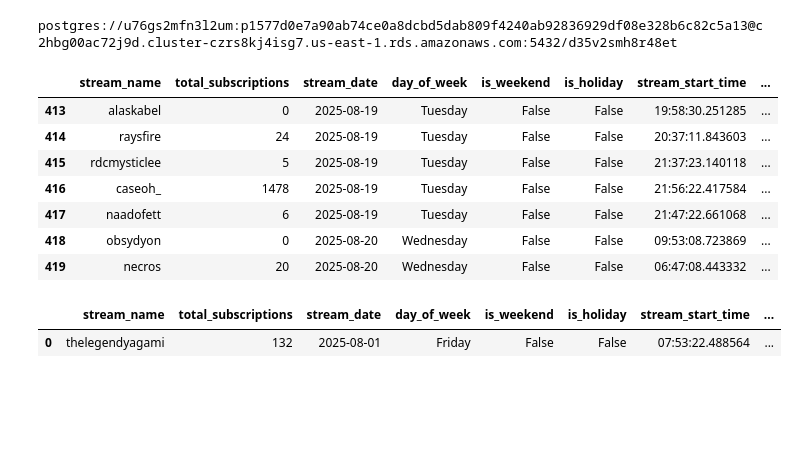
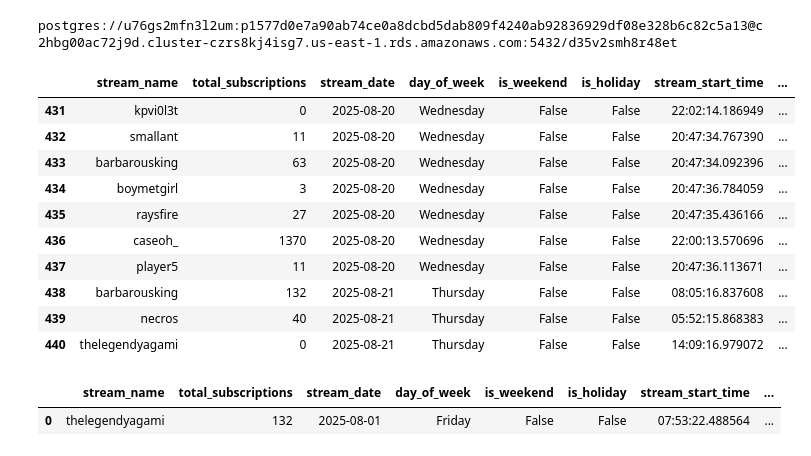
Before and after one commit to ClarktheDarkShark/darksharkml, a Jupyter notebook: yagami-ml.ipynb, the cells around one changed output. Drawn from its saved outputs; the diff is of its cells as text; code cells hidden in the pictures; blank space fills up the shorter version.

```diff
--- a/yagami-ml.ipynb
+++ b/yagami-ml.ipynb
@@ -33,27 +33,30 @@ postgres://u76gs2mfn3l2um:p1577d0e7a90ab74ce0a8dcbd5dab809f4240ab92836929df08e32
 # %%
 # Example: pull every row from your 'users' table
 # show all columns and let pandas auto-width to your terminal/notebook
 pd.set_option('display.max_columns', None)
 pd.set_option('display.width', None)
 
 # now read and print
 df_daily = pd.read_sql("SELECT * FROM daily_stats;", con=engine)
 
 cols = ['stream_name'] + ['total_subscriptions'] + [c for c in df_daily.columns if c != 'stream_name' and c != 'total_subscriptions' and c != 'id']
 df_daily = df_daily[cols]
 
 # display
 # df_daily[df_daily['stream_name'] == 'shroud'].tail(10)
-df_daily.tail(7)
+df_daily.tail(10)
 # %% [output]
 |  | stream_name | total_subscriptions | stream_date | day_of_week | is_weekend | is_holiday | stream_start_time | ... |
-| 413 | alaskabel | 0 | 2025-08-19 | Tuesday | False | False | 19:58:30.251285 | ... |
-| 414 | raysfire | 24 | 2025-08-19 | Tuesday | False | False | 20:37:11.843603 | ... |
-| 415 | rdcmysticlee | 5 | 2025-08-19 | Tuesday | False | False | 21:37:23.140118 | ... |
-| 416 | caseoh_ | 1478 | 2025-08-19 | Tuesday | False | False | 21:56:22.417584 | ... |
-| 417 | naadofett | 6 | 2025-08-19 | Tuesday | False | False | 21:47:22.661068 | ... |
-| 418 | obsydyon | 0 | 2025-08-20 | Wednesday | False | False | 09:53:08.723869 | ... |
-| 419 | necros | 20 | 2025-08-20 | Wednesday | False | False | 06:47:08.443332 | ... |
+| 431 | kpvi0l3t | 0 | 2025-08-20 | Wednesday | False | False | 22:02:14.186949 | ... |
+| 432 | smallant | 11 | 2025-08-20 | Wednesday | False | False | 20:47:34.767390 | ... |
+| 433 | barbarousking | 63 | 2025-08-20 | Wednesday | False | False | 20:47:34.092396 | ... |
+| 434 | boymetgirl | 3 | 2025-08-20 | Wednesday | False | False | 20:47:36.784059 | ... |
+| 435 | raysfire | 27 | 2025-08-20 | Wednesday | False | False | 20:47:35.436166 | ... |
+| 436 | caseoh_ | 1370 | 2025-08-20 | Wednesday | False | False | 22:00:13.570696 | ... |
+| 437 | player5 | 11 | 2025-08-20 | Wednesday | False | False | 20:47:36.113671 | ... |
+| 438 | barbarousking | 132 | 2025-08-21 | Thursday | False | False | 08:05:16.837608 | ... |
+| 439 | necros | 40 | 2025-08-21 | Thursday | False | False | 05:52:15.868383 | ... |
+| 440 | thelegendyagami | 0 | 2025-08-21 | Thursday | False | False | 14:09:16.979072 | ... |
 # %%
 # # DELETE ROWS
 
```
Also changed, not shown: 4 other files.
